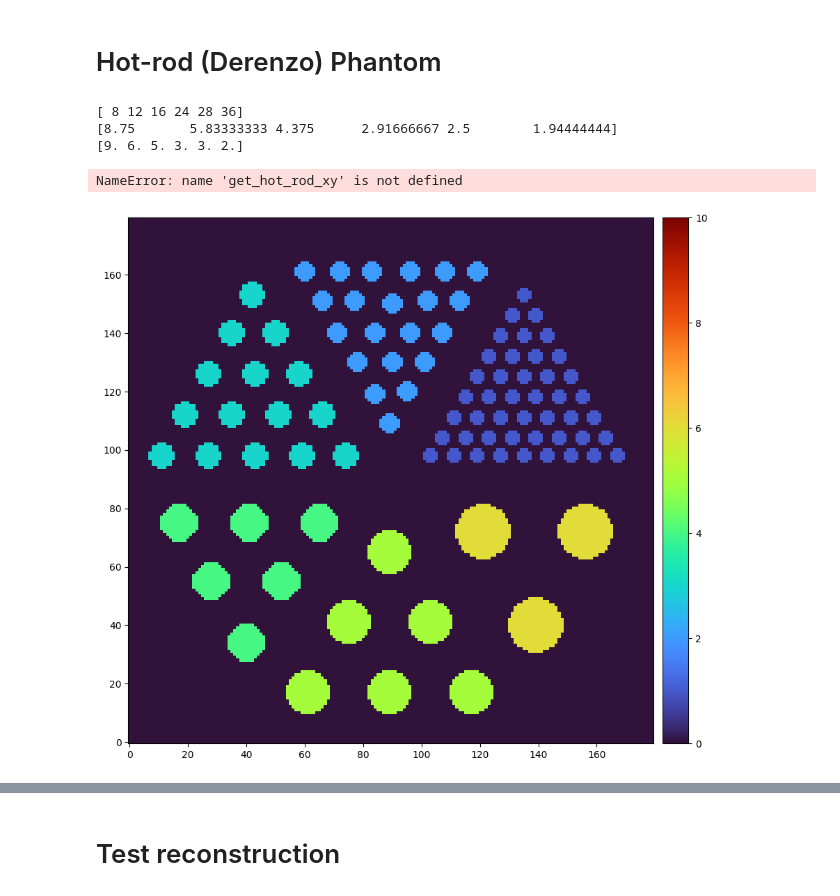
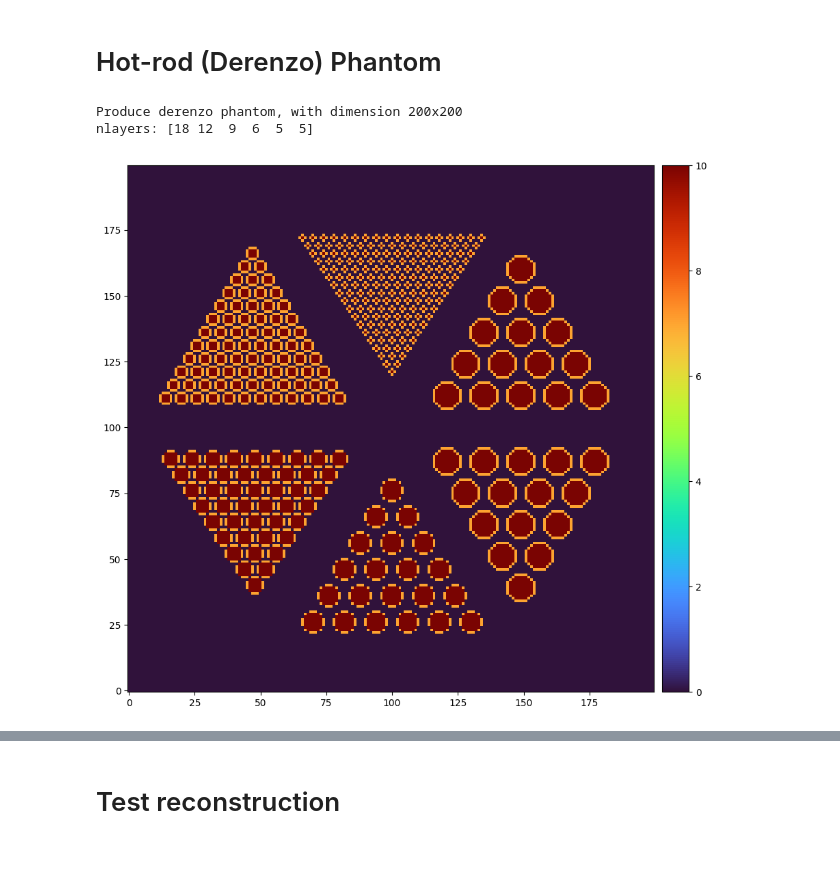
Before and after one commit to spebt/pyphantom, a Jupyter notebook: phantom-generation.ipynb, the cells around one changed output, grey strips where cells are left out. Cells and saved outputs as stored; diff of their text form; code cells hidden in the pictures; blank space fills up the shorter version.

Commit message:
derenzo phantom generator is working

```diff
--- a/phantom-generation.ipynb
+++ b/phantom-generation.ipynb
@@ -50,63 +12,14 @@ def transform_xylist(angrad, imgDims, xylist):
-# %%
-# for idx in range(0,6):
-imgN_x_ = 180
-imgN_y_ = 180
-img = np.zeros((imgN_x_, imgN_y_))
-mask = np.zeros((imgN_x_, imgN_y_))
-radii = np.array([2, 3, 4, 6, 7, 9])
-pitches = 4 * radii
-R_min = 20
-R_max = 90
-Nlayers = (R_max - R_min) / pitches
-print(pitches)
-print(Nlayers)
-Nlayers = np.ceil(Nlayers)
-print(Nlayers)
-shift_Rs = np.array([16, 20, 18, 30, 25, 36])
-for idx in range(0, 6):
-    angle_rad = idx * math.pi / 3
-    section_xylist = get_hot_rod_xy(
-        int(Nlayers[idx]), (imgN_x_ / 2, imgN_y_ / 2), pitches[idx]
-    )
-    section_xylist = np.asarray(section_xylist)
-    shift_x = math.cos(math.pi / 6) * shift_Rs[idx]
-    shift_y = math.sin(math.pi / 6) * shift_Rs[idx]
-    section_xylist = shift_xylist(np.array([shift_x, shift_y]), section_xylist)
-    section_xylist = transform_xylist(angle_rad, (imgN_x_, imgN_y_), section_xylist)
-    for dot_xy in section_xylist:
-        put_disk_at_xy(img, dot_xy, radii[idx], 10, ratio=0.7)
-        put_disk_at_xy(mask, dot_xy, radii[idx], idx + 1, ratio=1)
-        # img[dot_xy] = (idx+1)*10
-# put_disk_at_xy(img, (int(imgN_x_/2), int(imgN_y_/2)), 5)
-# for idxj in range(1,N_layers[idx]):
-
-fig, ax = plt.subplots(figsize=(16, 10), dpi=100)
-norm = plt.Normalize(0, 10)
-cmap = mpl.colors.LinearSegmentedColormap.from_list("", ["white", "orange"])
-cbar = fig.colorbar(
-    ax.imshow(
-        img.T, origin="lower", cmap=mpl.colormaps["gray"], norm=norm, aspect="equal"
-    ),
-    pad=0.01,
-)
-for idx in range(0, 6):
-    ax.plot(
-        [90, math.cos(idx * math.pi / 3) * R_max + 90],
-        [90, math.sin(idx * math.pi / 3) * R_max + 90],
-        color="w",
-        ls=":",
-    )
-# %% [output]
-[ 8 12 16 24 28 36]
-[8.75       5.83333333 4.375      2.91666667 2.5        1.94444444]
-[9. 6. 5. 3. 3. 2.]
-NameError: name 'get_hot_rod_xy' is not defined
+# %%
+phantom=pyphantom.phantoms.generator.get_phantom('derenzo',shape=(200,200))
+# %% [output]
+Produce derenzo phantom, with dimension 200x200
+nlayers: [18 12  9  6  5  5]
 # %%
 fig, ax = plt.subplots(figsize=(16, 10), dpi=100)
 norm = plt.Normalize(0, 10)
 cmap = mpl.colors.LinearSegmentedColormap.from_list("", ["white", "orange"])
 cbar = fig.colorbar(
-    ax.imshow(mask.T, origin="lower", cmap=mpl.colormaps['turbo'], norm=norm, aspect="equal"), pad=0.01
+    ax.imshow(phantom.image.T, origin="lower", cmap=mpl.colormaps['turbo'], norm=norm, aspect="equal"), pad=0.01
 )
 # %% [output]
-[figure, old version]
+[figure, new version]
```
Also changed, not shown: parts of 18 cells of this notebook, 3 other files.
